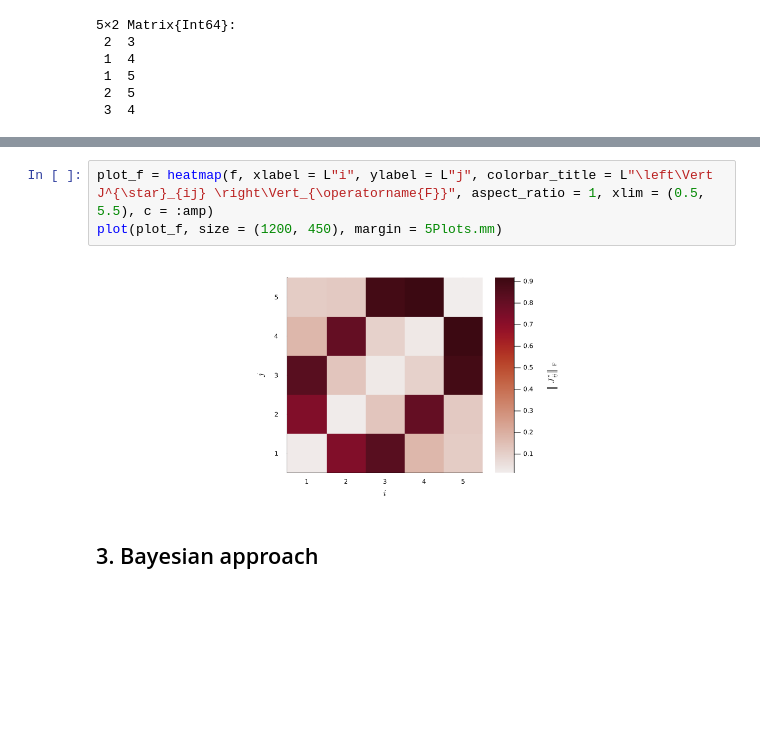
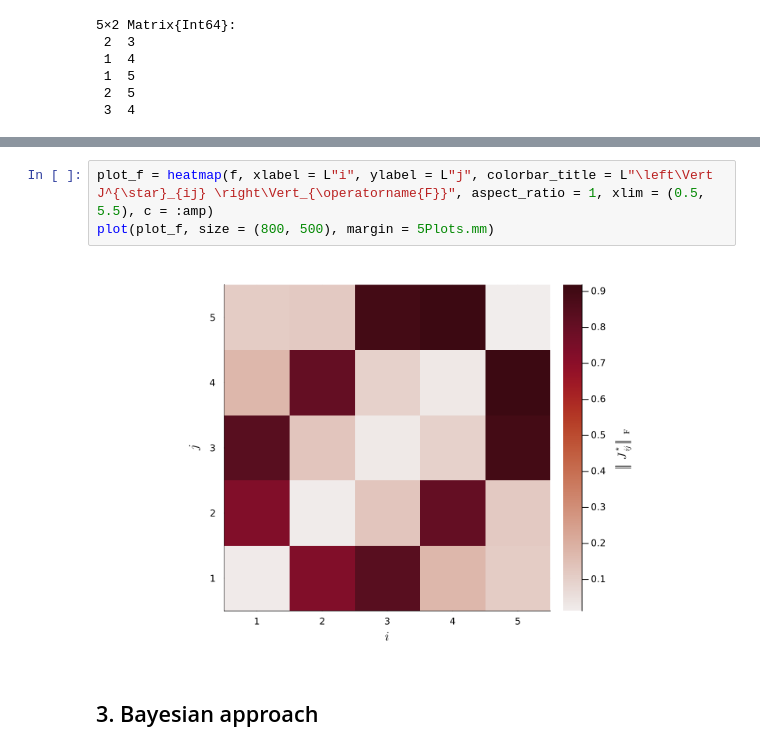
Before and after one commit to caporali/models_and_algorithms_project, a Jupyter notebook: project/main.ipynb, the cells around one changed output, grey strips where cells are left out. Cells and saved outputs as stored; diff of their text form; blank space fills up the shorter version.

Commit message:
Minor changes in the interaction graph plots

```diff
--- a/project/main.ipynb
+++ b/project/main.ipynb
@@ -374,9 +374,9 @@ gplot(gt, nodefillc = nodefillc, nodelabel=nodelabel, nodelabelangleoffset=π/4)
 Compose.Context(BBox{l,t,r,b,w,h = 0.0w,0.0h, 1.0w,1.0h, 1.0w,1.0h}, Compose.UnitBox{Float64, Float64, Float64, Float64}(-1.2, -1.2, 2.4, 2.4, 0.0mm, 0.0mm, 0.0mm, 0.0mm), nothing, nothing, nothing, L ...
 # %%
 plot_f = heatmap(f, xlabel = L"i", ylabel = L"j", colorbar_title = L"\left\Vert J^{\star}_{ij} \right\Vert_{\operatorname{F}}", aspect_ratio = 1, xlim = (0.5, 5.5), c = :amp)
-plot(plot_f, size = (1200, 450), margin = 5Plots.mm)
+plot(plot_f, size = (800, 500), margin = 5Plots.mm)
 # %% [output]
-[figure, old version]
+[figure, new version]
 # %% [markdown]
 ## 3. Bayesian approach
 # %% [markdown]
```
Also changed, not shown: parts of 6 cells of this notebook.
